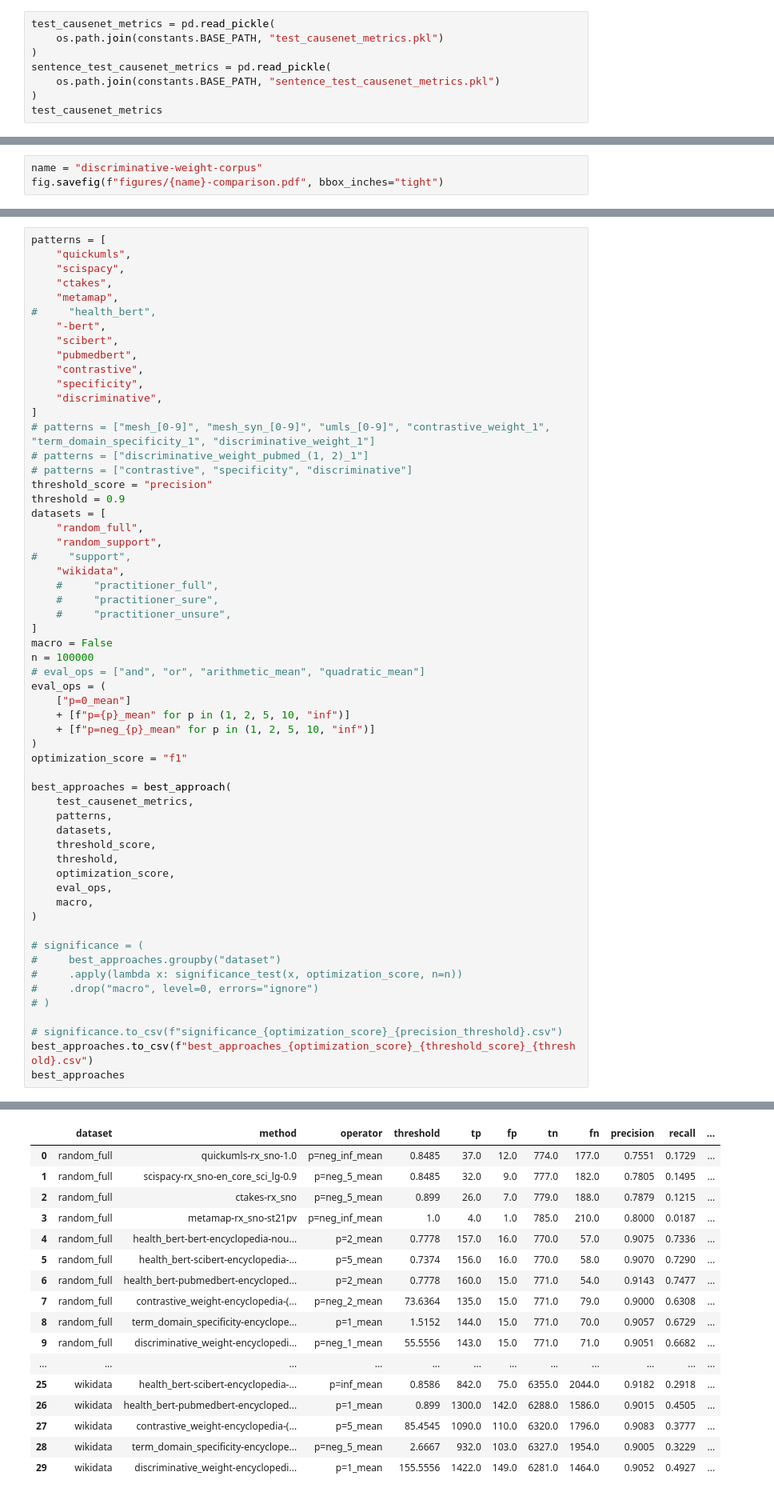
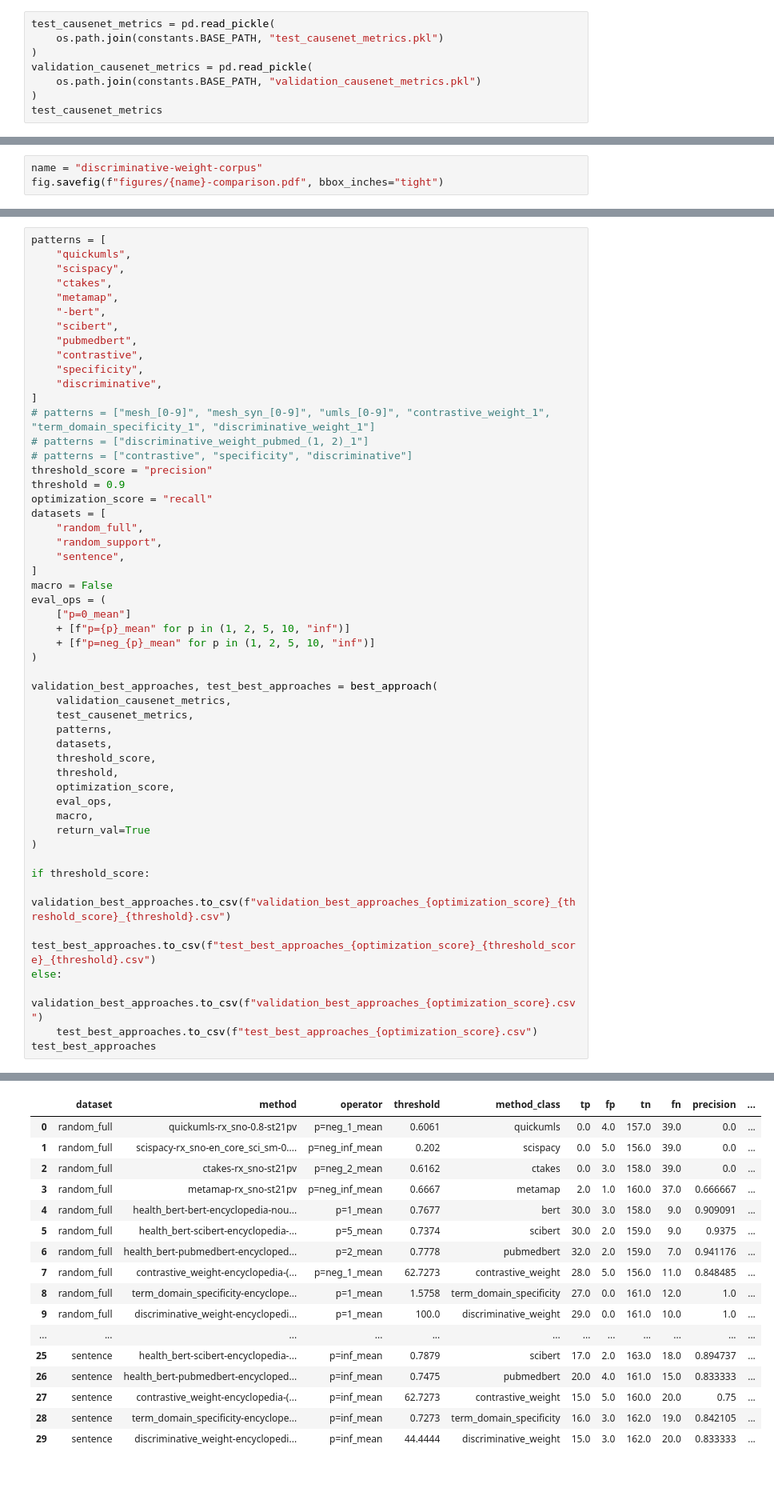
Before and after one commit to webis-de/coling22-mining-health-related-statements, a Jupyter notebook: notebooks/evaluate_test_causenet.ipynb, the cells around one changed output, grey strips where cells are left out. Shown at 80% size. Cells and saved outputs as stored; diff of their text form.

```diff
--- a/notebooks/evaluate_test_causenet.ipynb
+++ b/notebooks/evaluate_test_causenet.ipynb
@@ -545,8 +519,8 @@ sentence_test_causenet_metrics.to_pickle(
 test_causenet_metrics = pd.read_pickle(
     os.path.join(constants.BASE_PATH, "test_causenet_metrics.pkl")
 )
-sentence_test_causenet_metrics = pd.read_pickle(
-    os.path.join(constants.BASE_PATH, "sentence_test_causenet_metrics.pkl")
+validation_causenet_metrics = pd.read_pickle(
+    os.path.join(constants.BASE_PATH, "validation_causenet_metrics.pkl")
 )
 test_causenet_metrics
 # %% [output]
@@ -939,7 +872,6 @@ patterns = [
     "scispacy",
     "ctakes",
     "metamap",
-#     "health_bert",
     "-bert",
     "scibert",
     "pubmedbert",
@@ -952,26 +884,21 @@ patterns = [
 # patterns = ["contrastive", "specificity", "discriminative"]
 threshold_score = "precision"
 threshold = 0.9
+optimization_score = "recall"
 datasets = [
     "random_full",
     "random_support",
-#     "support",
-    "wikidata",
-    #     "practitioner_full",
-    #     "practitioner_sure",
-    #     "practitioner_unsure",
+    "sentence",
 ]
 macro = False
-n = 100000
-# eval_ops = ["and", "or", "arithmetic_mean", "quadratic_mean"]
 eval_ops = (
     ["p=0_mean"]
     + [f"p={p}_mean" for p in (1, 2, 5, 10, "inf")]
     + [f"p=neg_{p}_mean" for p in (1, 2, 5, 10, "inf")]
 )
-optimization_score = "f1"
 
-best_approaches = best_approach(
+validation_best_approaches, test_best_approaches = best_approach(
+    validation_causenet_metrics,
     test_causenet_metrics,
     patterns,
     datasets,
@@ -980,15 +907,14 @@ best_approaches = best_approach(
     optimization_score,
     eval_ops,
     macro,
+    return_val=True
 )
 
-# significance = (
-#     best_approaches.groupby("dataset")
-#     .apply(lambda x: significance_test(x, optimization_score, n=n))
-#     .drop("macro", level=0, errors="ignore")
-# )
-
-# significance.to_csv(f"significance_{optimization_score}_{precision_threshold}.csv")
-best_approaches.to_csv(f"best_approaches_{optimization_score}_{threshold_score}_{threshold}.csv")
-best_approaches
+if threshold_score:
+    validation_best_approaches.to_csv(f"validation_best_approaches_{optimization_score}_{threshold_score}_{threshold}.csv")
+    test_best_approaches.to_csv(f"test_best_approaches_{optimization_score}_{threshold_score}_{threshold}.csv")
+else:
+    validation_best_approaches.to_csv(f"validation_best_approaches_{optimization_score}.csv")
+    test_best_approaches.to_csv(f"test_best_approaches_{optimization_score}.csv")
+test_best_approaches
 # %% [output]
@@ -995,17 +938,17 @@ best_approaches
-|  | dataset | method | operator | threshold | tp | fp | tn | fn | precision | recall | ... |
-| 0 | random_full | quickumls-rx_sno-1.0 | p=neg_inf_mean | 0.8485 | 37.0 | 12.0 | 774.0 | 177.0 | 0.7551 | 0.1729 | ... |
-| 1 | random_full | scispacy-rx_sno-en_core_sci_lg-0.9 | p=neg_5_mean | 0.8485 | 32.0 | 9.0 | 777.0 | 182.0 | 0.7805 | 0.1495 | ... |
-| 2 | random_full | ctakes-rx_sno | p=neg_5_mean | 0.899 | 26.0 | 7.0 | 779.0 | 188.0 | 0.7879 | 0.1215 | ... |
-| 3 | random_full | metamap-rx_sno-st21pv | p=neg_inf_mean | 1.0 | 4.0 | 1.0 | 785.0 | 210.0 | 0.8000 | 0.0187 | ... |
-| 4 | random_full | health_bert-bert-encyclopedia-nou... | p=2_mean | 0.7778 | 157.0 | 16.0 | 770.0 | 57.0 | 0.9075 | 0.7336 | ... |
-| 5 | random_full | health_bert-scibert-encyclopedia-... | p=5_mean | 0.7374 | 156.0 | 16.0 | 770.0 | 58.0 | 0.9070 | 0.7290 | ... |
-| 6 | random_full | health_bert-pubmedbert-encycloped... | p=2_mean | 0.7778 | 160.0 | 15.0 | 771.0 | 54.0 | 0.9143 | 0.7477 | ... |
-| 7 | random_full | contrastive_weight-encyclopedia-(... | p=neg_2_mean | 73.6364 | 135.0 | 15.0 | 771.0 | 79.0 | 0.9000 | 0.6308 | ... |
-| 8 | random_full | term_domain_specificity-encyclope... | p=1_mean | 1.5152 | 144.0 | 15.0 | 771.0 | 70.0 | 0.9057 | 0.6729 | ... |
-| 9 | random_full | discriminative_weight-encyclopedi... | p=neg_1_mean | 55.5556 | 143.0 | 15.0 | 771.0 | 71.0 | 0.9051 | 0.6682 | ... |
+|  | dataset | method | operator | threshold | method_class | tp | fp | tn | fn | precision | ... |
+| 0 | random_full | quickumls-rx_sno-0.8-st21pv | p=neg_1_mean | 0.6061 | quickumls | 0.0 | 4.0 | 157.0 | 39.0 | 0.0 | ... |
+| 1 | random_full | scispacy-rx_sno-en_core_sci_sm-0.... | p=neg_inf_mean | 0.202 | scispacy | 0.0 | 5.0 | 156.0 | 39.0 | 0.0 | ... |
+| 2 | random_full | ctakes-rx_sno-st21pv | p=neg_2_mean | 0.6162 | ctakes | 0.0 | 3.0 | 158.0 | 39.0 | 0.0 | ... |
+| 3 | random_full | metamap-rx_sno-st21pv | p=neg_inf_mean | 0.6667 | metamap | 2.0 | 1.0 | 160.0 | 37.0 | 0.666667 | ... |
+| 4 | random_full | health_bert-bert-encyclopedia-nou... | p=1_mean | 0.7677 | bert | 30.0 | 3.0 | 158.0 | 9.0 | 0.909091 | ... |
+| 5 | random_full | health_bert-scibert-encyclopedia-... | p=5_mean | 0.7374 | scibert | 30.0 | 2.0 | 159.0 | 9.0 | 0.9375 | ... |
+| 6 | random_full | health_bert-pubmedbert-encycloped... | p=2_mean | 0.7778 | pubmedbert | 32.0 | 2.0 | 159.0 | 7.0 | 0.941176 | ... |
+| 7 | random_full | contrastive_weight-encyclopedia-(... | p=neg_1_mean | 62.7273 | contrastive_weight | 28.0 | 5.0 | 156.0 | 11.0 | 0.848485 | ... |
+| 8 | random_full | term_domain_specificity-encyclope... | p=1_mean | 1.5758 | term_domain_specificity | 27.0 | 0.0 | 161.0 | 12.0 | 1.0 | ... |
+| 9 | random_full | discriminative_weight-encyclopedi... | p=1_mean | 100.0 | discriminative_weight | 29.0 | 0.0 | 161.0 | 10.0 | 1.0 | ... |
 | ... | ... | ... | ... | ... | ... | ... | ... | ... | ... | ... | ... |
-| 25 | wikidata | health_bert-scibert-encyclopedia-... | p=inf_mean | 0.8586 | 842.0 | 75.0 | 6355.0 | 2044.0 | 0.9182 | 0.2918 | ... |
-| 26 | wikidata | health_bert-pubmedbert-encycloped... | p=1_mean | 0.899 | 1300.0 | 142.0 | 6288.0 | 1586.0 | 0.9015 | 0.4505 | ... |
-| 27 | wikidata | contrastive_weight-encyclopedia-(... | p=5_mean | 85.4545 | 1090.0 | 110.0 | 6320.0 | 1796.0 | 0.9083 | 0.3777 | ... |
-| 28 | wikidata | term_domain_specificity-encyclope... | p=neg_5_mean | 2.6667 | 932.0 | 103.0 | 6327.0 | 1954.0 | 0.9005 | 0.3229 | ... |
-| 29 | wikidata | discriminative_weight-encyclopedi... | p=1_mean | 155.5556 | 1422.0 | 149.0 | 6281.0 | 1464.0 | 0.9052 | 0.4927 | ... |
+| 25 | sentence | health_bert-scibert-encyclopedia-... | p=inf_mean | 0.7879 | scibert | 17.0 | 2.0 | 163.0 | 18.0 | 0.894737 | ... |
+| 26 | sentence | health_bert-pubmedbert-encycloped... | p=inf_mean | 0.7475 | pubmedbert | 20.0 | 4.0 | 161.0 | 15.0 | 0.833333 | ... |
+| 27 | sentence | contrastive_weight-encyclopedia-(... | p=inf_mean | 62.7273 | contrastive_weight | 15.0 | 5.0 | 160.0 | 20.0 | 0.75 | ... |
+| 28 | sentence | term_domain_specificity-encyclope... | p=inf_mean | 0.7273 | term_domain_specificity | 16.0 | 3.0 | 162.0 | 19.0 | 0.842105 | ... |
+| 29 | sentence | discriminative_weight-encyclopedi... | p=inf_mean | 44.4444 | discriminative_weight | 15.0 | 3.0 | 162.0 | 20.0 | 0.833333 | ... |
```
Also changed, not shown: parts of 37 cells of this notebook, 4 other files.
